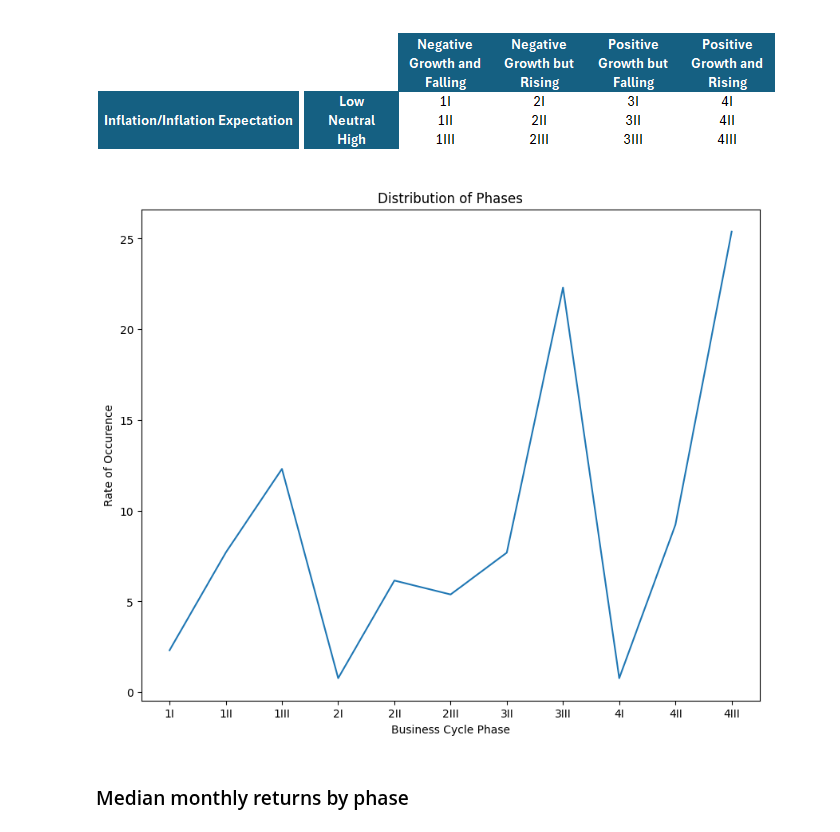
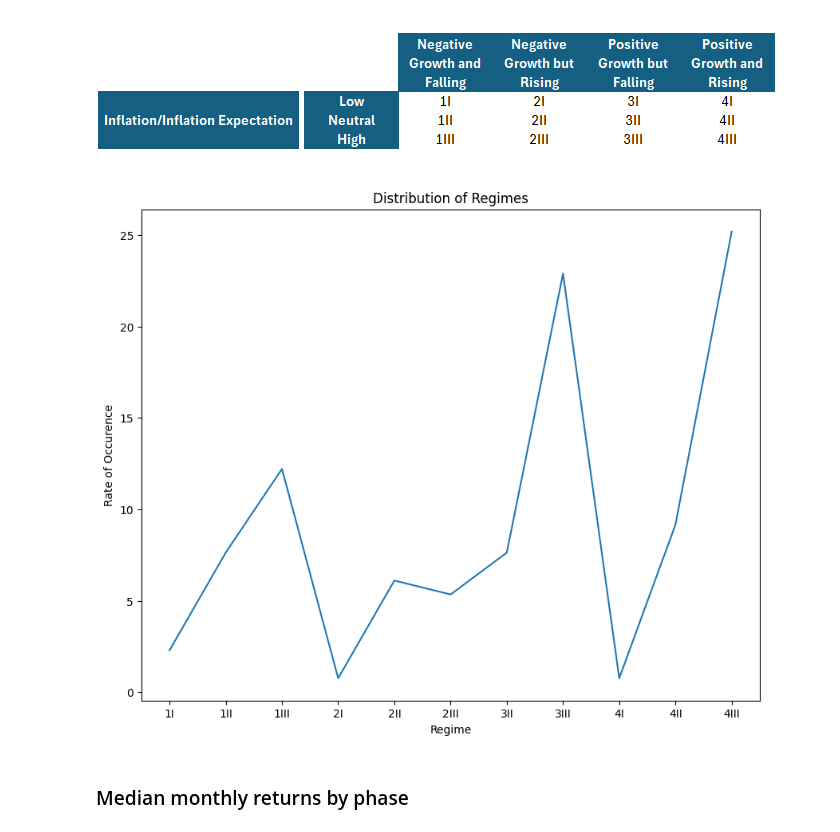
Before and after one commit to PatrickHLewis/Macro-Dashboard, a Jupyter notebook: Macro_Dashboard/Asset_Allocation/Tactical/Business_Cycle_Quarterly.ipynb, the cells around one changed output. Saved outputs shown, nothing was run; the diff lists cells and outputs as text; code cells hidden in the pictures.

```diff
--- a/Macro_Dashboard/Asset_Allocation/Tactical/Business_Cycle_Quarterly.ipynb
+++ b/Macro_Dashboard/Asset_Allocation/Tactical/Business_Cycle_Quarterly.ipynb
@@ -23,7 +23,7 @@ obb.account.login(pat="eyJhbGciOiJIUzI1NiIsInR5cCI6IkpXVCJ9.eyJhdXRoX3Rva2VuIjoi
 start_date = "1950-10-01"
 country = "united_states"
 
-symbols_m = ["EXPINF1YR", 'CPIAUCSL']
+symbols_m = ["EXPINF1YR", 'CPIAUCSL', 'PCEPILFE']
 symbols_q = ['GDPC1', 'GDPPOT', 'GDPNOW']
 
 econ_data_m = obb.economy.fred_series(symbol=symbols_m, start_date=start_date, provider= 'fred').to_df()
@@ -58,7 +58,7 @@ cpi_conditions = [
 ]
 # %%
 cpi_conditions = [
-    (data['CPIAUCSL'])>=2,
+    (data['CPIAUCSL'])>2,
     (data['CPIAUCSL'])<0
 ]
 
@@ -116,7 +116,6 @@ assets = assets[~assets.index.duplicated(keep='first')]
 assets.index = pd.to_datetime(assets.index)
 assets.index = assets.index + pd.offsets.MonthEnd()
 assets_m = assets
-assets = assets.resample(rule='Q').last()
 # %%
 assets_ret = (((assets / assets.shift(1))-1)*100)
 assets_ret_fwd = (((assets.shift(-1)/assets)-1)*100)
@@ -162,17 +163,17 @@ regime=['(-) Growth and Falling & Deflation', '(-) Growth and Falling & Neutral
 # %%
 counts = assets_regime['growth_inflation_regime'].value_counts()/len(assets_regime['growth_inflation_regime'])*100
 countsdf = pd.DataFrame(counts)
 countsdf = countsdf.sort_index(ascending=True)
 
 plt.figure(figsize=(10,8))
 plt.plot(countsdf)
 plt.ylabel('Rate of Occurence')
-plt.xlabel('Business Cycle Phase')
-plt.title('Distribution of Phases')
+plt.xlabel('Regime')
+plt.title('Distribution of Regimes')
 plt.grid(False)
 plt.style.use("ggplot")
 # %% [output]
-[figure, old version]
+[figure, new version]
 # %% [markdown]
 ### Median monthly returns by phase
 # %%
```
Also changed, not shown: parts of 12 cells of this notebook, 6 other files.
